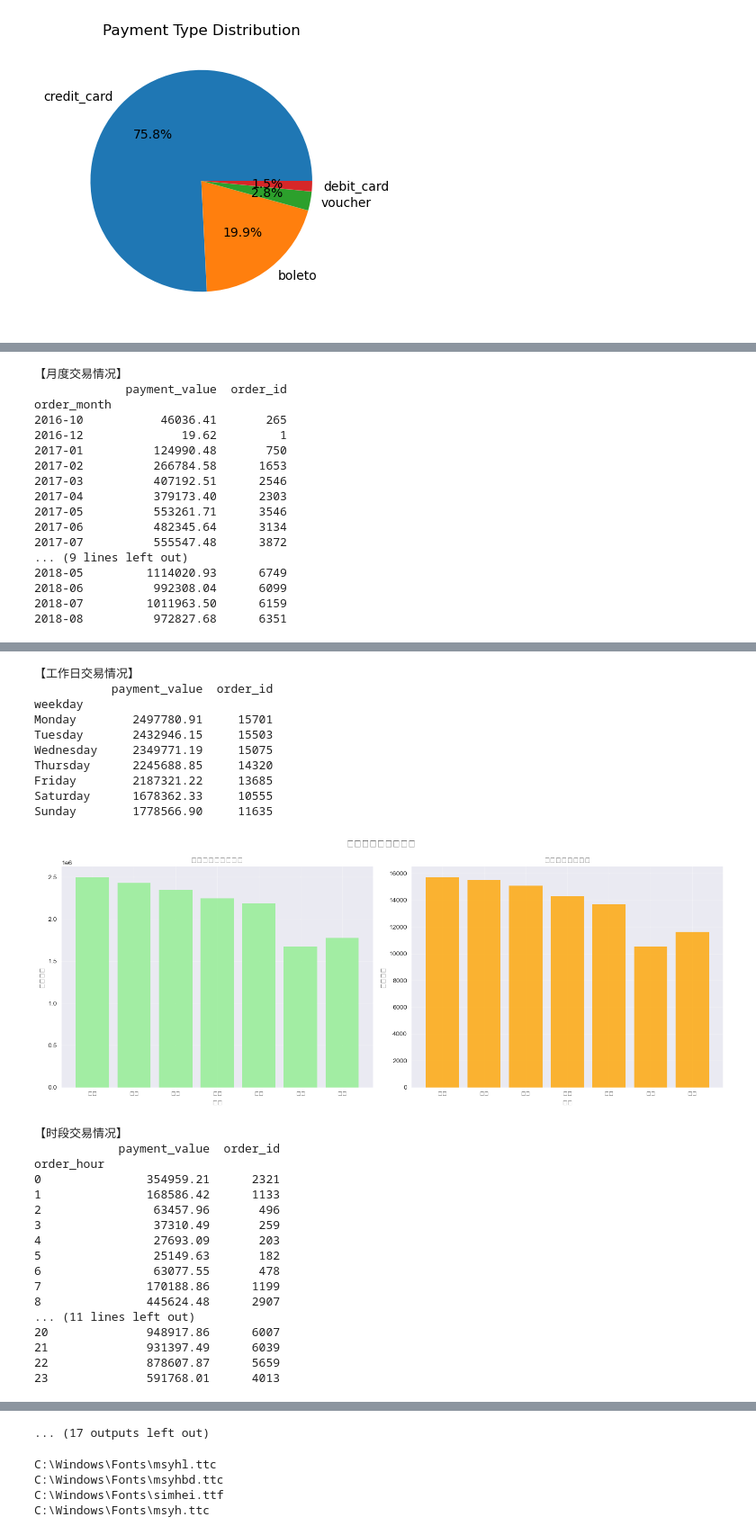
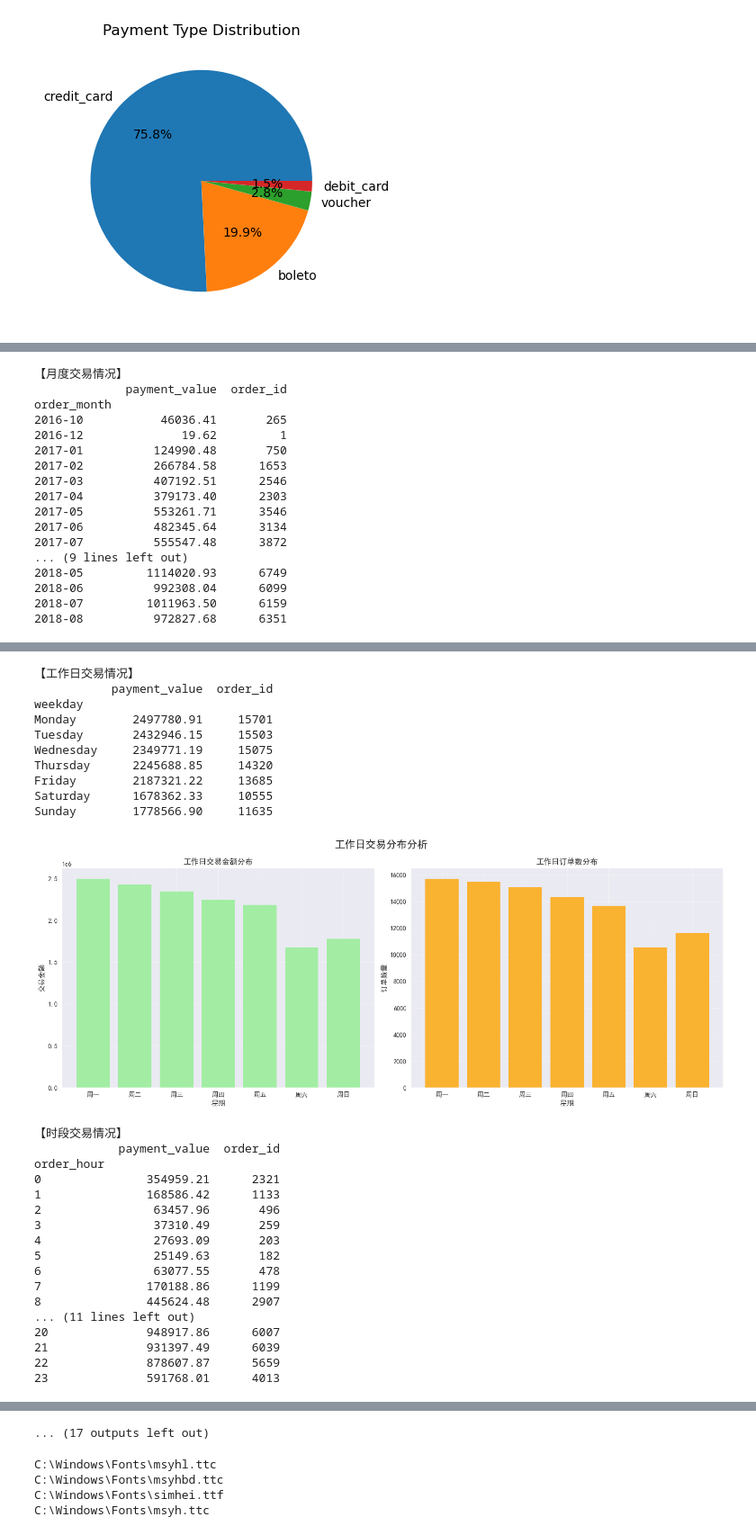
Before and after one commit to Ridiculous-ops/Summer-term, a Jupyter notebook: Brazil_Ecom/Untitled.ipynb, the cells around one changed output, grey strips where cells are left out. Shown at 90% size. Drawn from its saved outputs; the diff is of its cells as text; code cells hidden in the pictures.

```diff
--- a/Brazil_Ecom/Untitled.ipynb
+++ b/Brazil_Ecom/Untitled.ipynb
@@ -179,16 +179,13 @@ from datetime import datetime
 import warnings
 warnings.filterwarnings('ignore')
 import matplotlib
-matplotlib.rcParams['font.sans-serif'] = ['SimHei', 'Microsoft YaHei', 'Arial Unicode MS']
-matplotlib.rcParams['axes.unicode_minus'] = False
 
-import matplotlib.font_manager as fm
-for font in fm.findSystemFonts():
-    if 'simhei' in font.lower() or 'msyh' in font.lower():
-        print(font)
-# 设置图表样式
-plt.style.use('seaborn-v0_8')
-sns.set_palette("husl")
+
+
+matplotlib.rcParams['font.sans-serif'] = ['SimHei']
+matplotlib.rcParams['font.family'] = 'sans-serif'
+plt.rcParams['axes.unicode_minus'] = False
+
 
 # 2. 数据加载与预处理
 print("=== 数据加载与预处理 ===")
@@ -224,13 +221,13 @@ print(f"客户平均消费(ACS): {acs:.2f} 元")
 
 # 创建关键指标仪表板
 fig, axes = plt.subplots(2, 3, figsize=(18, 12))
-fig.suptitle('巴西电商平台核心指标仪表板', fontsize=20, fontweight='bold')
+fig.suptitle('巴西电商平台核心指标仪表板', fontsize=20, fontweight='bold', fontproperties=font)
 
 # GMV展示
 ax1 = axes[0, 0]
 ax1.text(0.5, 0.5, f'GMV\n{gmv:,.0f}', ha='center', va='center',
          fontsize=18, fontweight='bold', transform=ax1.transAxes)
-ax1.set_title('总交易额', fontsize=14, fontweight='bold')
+ax1.set_title('总交易额', fontsize=14, fontweight='bold',fontproperties=font)
 ax1.axis('off')
 
 # 订单数展示
@@ -786,14 +779,14 @@ order_month
 【工作日交易情况】
            payment_value  order_id
 weekday
 Monday        2497780.91     15701
 Tuesday       2432946.15     15503
 Wednesday     2349771.19     15075
 Thursday      2245688.85     14320
 Friday        2187321.22     13685
 Saturday      1678362.33     10555
 Sunday        1778566.90     11635
-[figure, old version]
+[figure, new version]
 【时段交易情况】
             payment_value  order_id
 order_hour
```
Also changed, not shown: parts of 2 cells of this notebook.
